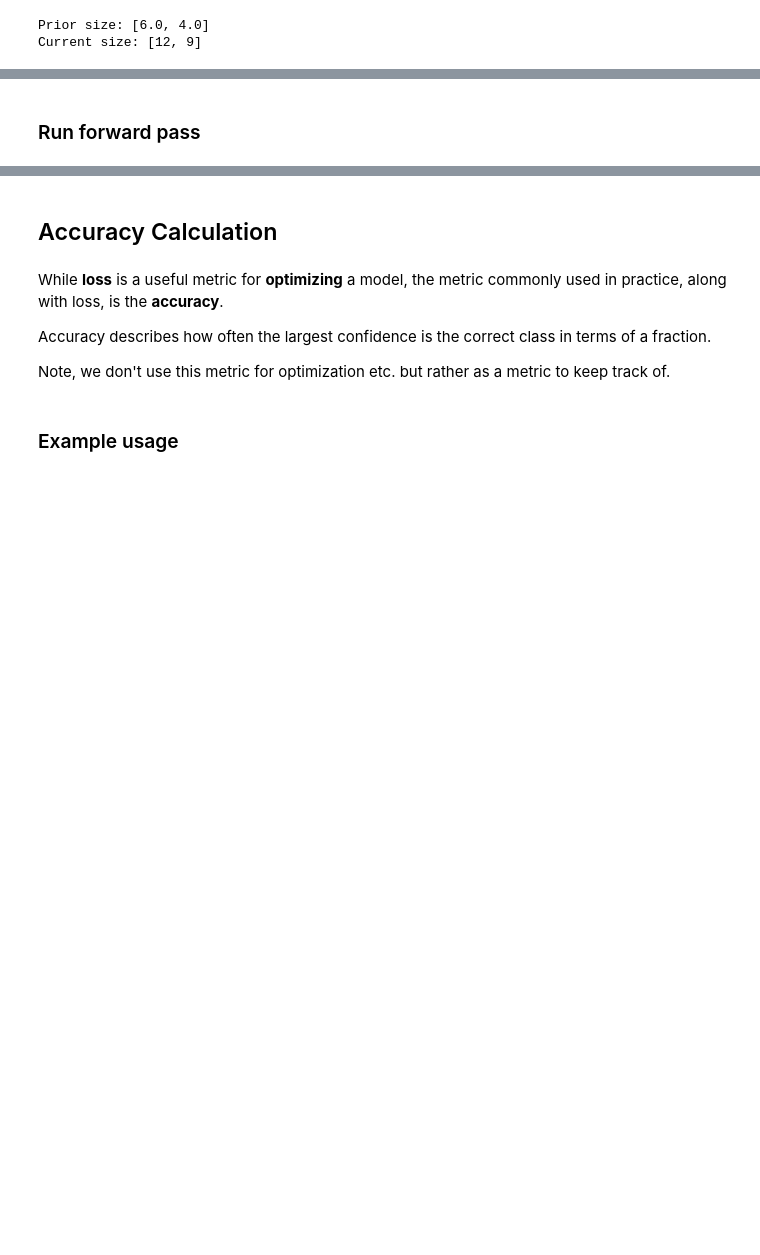
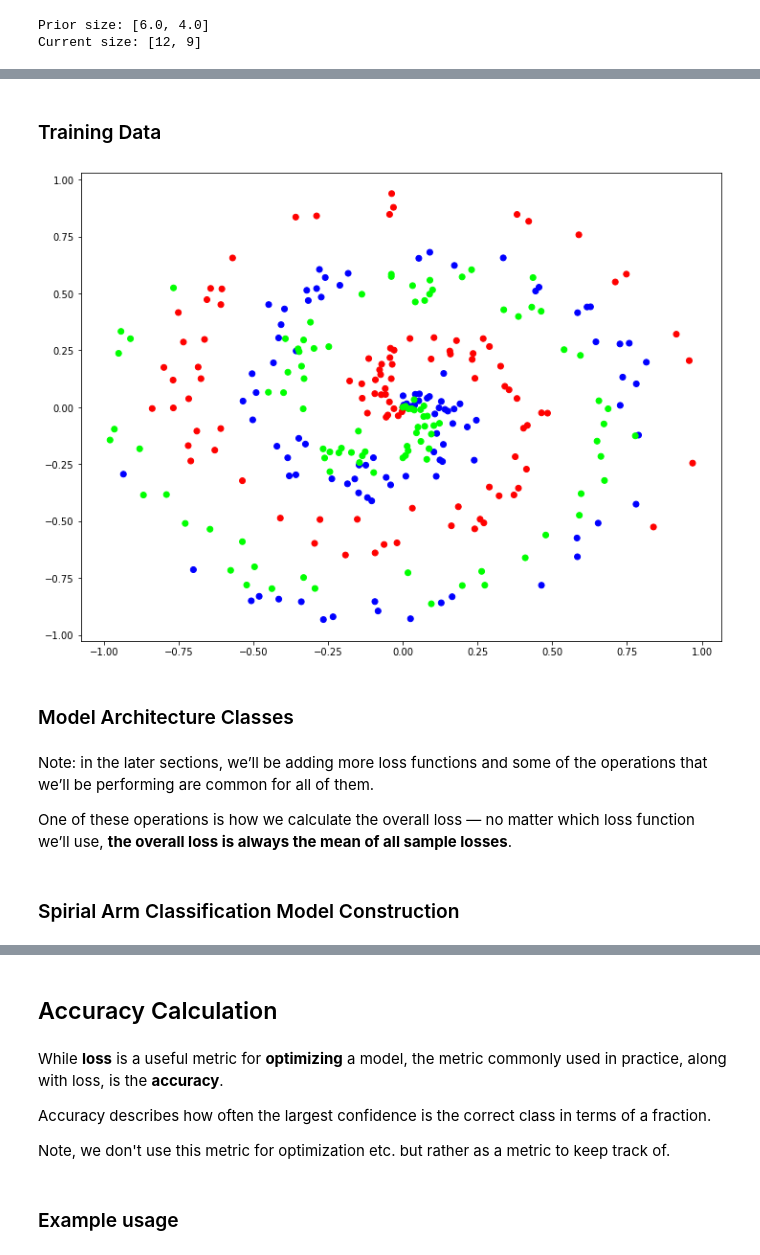
Before and after one commit to Ylazerson/nnfs_book, a Jupyter notebook: creating-our-ai-overlords/part_05_02_code_till_this_point.ipynb, the cells around one changed output, grey strips where cells are left out. Cells and saved outputs as stored; diff of their text form; code cells hidden in the pictures; blank space fills up the shorter version.

```diff
--- a/creating-our-ai-overlords/part_05_02_code_till_this_point.ipynb
+++ b/creating-our-ai-overlords/part_05_02_code_till_this_point.ipynb
@@ -595,2 +34,0 @@ loss_function = Loss_CategoricalCrossentropy()
-# %% [markdown]
-### Run forward pass
@@ -607,0 +35,24 @@ loss = loss_function.calculate(activation2.output, y)
+# %% [markdown]
+### Training Data
+# %%
+galaxy_arm_coordinates, galaxy_arm_class = spiral_data(
+    samples=100,
+    classes=3
+)
+# %%
+plt.scatter(
+    galaxy_arm_coordinates[:, 0],
+    galaxy_arm_coordinates[:, 1],
+    c=galaxy_arm_class,
+    cmap='brg'
+)
+
+plt.show()
+# %% [output]
+[figure, added]
+# %% [markdown]
+### Model Architecture Classes
+# %% [markdown]
+Note: in the later sections, we’ll be adding more loss functions and some of the operations that we’ll be performing are common for all of them.
+
+One of these operations is how we calculate the overall loss — no matter which loss function we’ll use, **the overall loss is always the mean of all sample losses**.
@@ -607,0 +136,2 @@ loss = loss_function.calculate(activation2.output, y)
+# %% [markdown]
+### Spirial Arm Classification Model Construction
```
Also changed, not shown: parts of 100 cells of this notebook.
